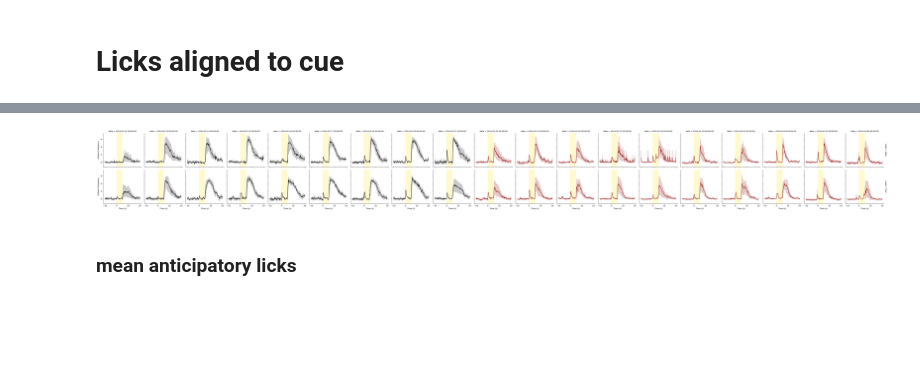
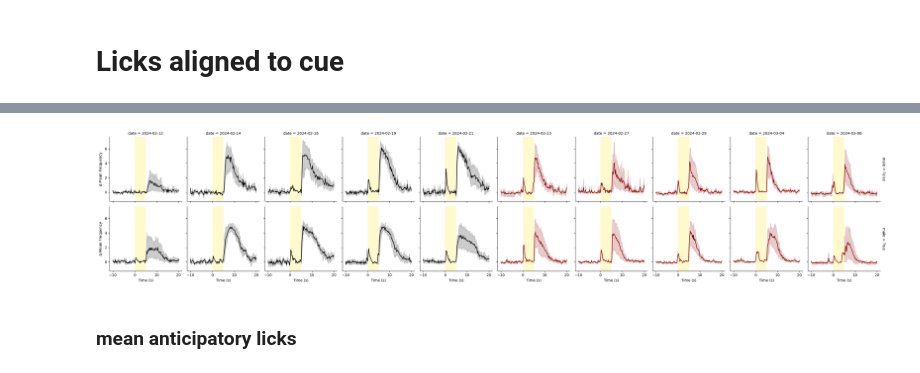
Before and after one commit to Mschaid/coral, a Jupyter notebook: notebooks/visualization.ipynb, the cells around one changed output, grey strips where cells are left out. Drawn from its saved outputs; the diff is of its cells as text; code cells hidden in the pictures; blank space fills up the shorter version.

```diff
--- a/notebooks/visualization.ipynb
+++ b/notebooks/visualization.ipynb
@@ -69,23 +87,32 @@ baseline_corrected_df = (bh_df
 # %%
 every_other_day = baseline_corrected_df['date'].unique()[2::2]
+plot_df = (baseline_corrected_df
+           .filter(
+               (pl.col('date')>filter_date)
+                   &
+        (pl.col('date').is_in(every_other_day))
+           )
+           .to_pandas(date_as_object=True)
+)
 
-facet = sns.FacetGrid(baseline_corrected_df
-                      .filter(pl.col('date')>filter_date),
+
+facet = sns.FacetGrid(
+                      plot_df,
                       col='date',
                       row = 'male',
                       hue = 'sucralose',
                       palette=['black', 'darkred'],
                       height=3,
                       aspect=1,
                       margin_titles=True)
 facet.map(sns.lineplot, 'time',
           'lick_aligned_to_cue_baseline_corrected')
 for ax in facet.axes.flat:
     draw_cue_box(ax, color='lemonchiffon', alpha=1)
     ax.set_ylabel(r'$\Delta$ Mean Frequency')
     ax.set_xlabel('Time (s)')
 # %% [output]
-[figure, old version]
+[figure, new version]
 # %% [markdown]
 ### mean anticipatory licks
 # %%
```
Also changed, not shown: parts of 2 cells of this notebook, 10 other files.
